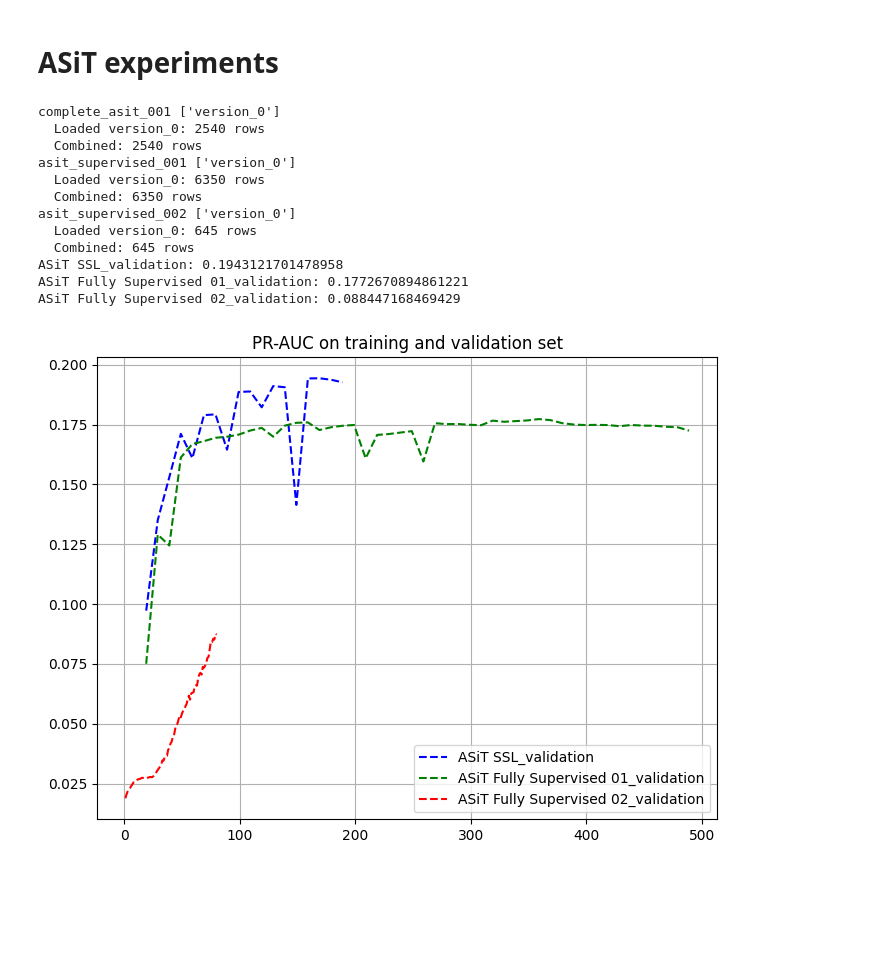
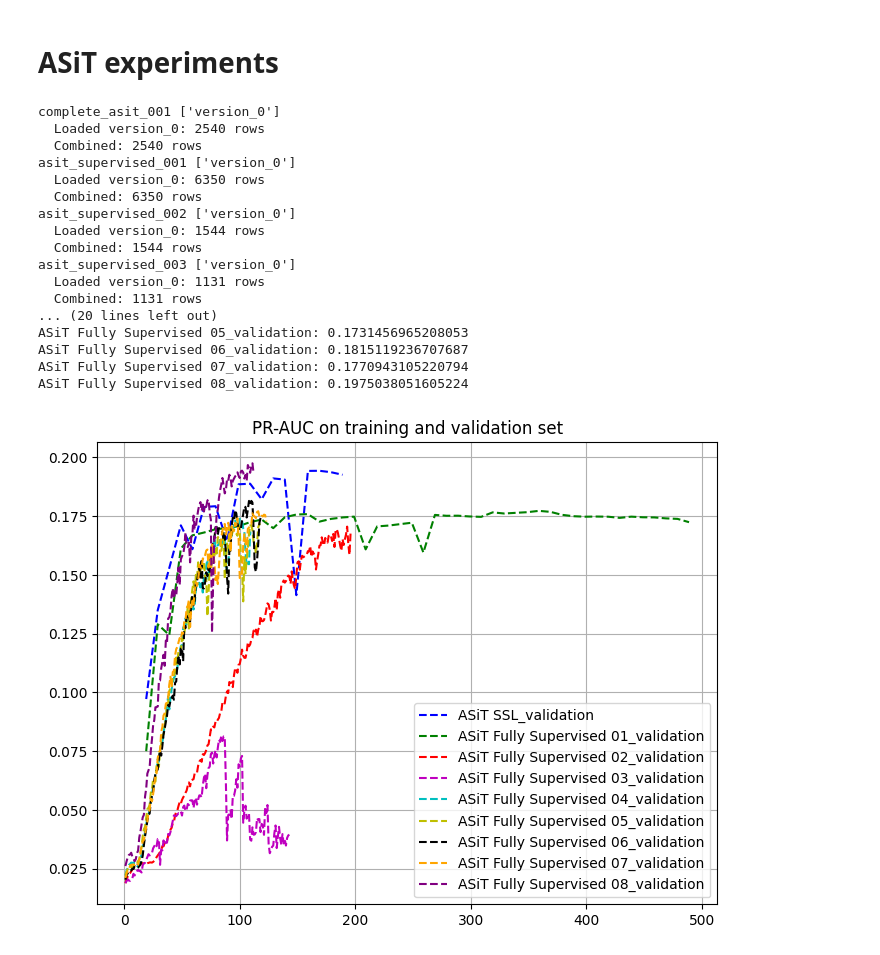
Before and after one commit to JoseFRuiz/audio-classification, a Jupyter notebook: performance_asit.ipynb, the cells around one changed output. Drawn from its saved outputs; the diff is of its cells as text; code cells hidden in the pictures; blank space fills up the shorter version.

```diff
--- a/performance_asit.ipynb
+++ b/performance_asit.ipynb
@@ -10,6 +10,12 @@ exp_list = [
     {"exp": "complete_asit_001", "metrics_folder": "supervised_metrics", "version": "version_0", "color": "b", "label": "ASiT SSL"},
     {"exp": "asit_supervised_001", "metrics_folder": "supervised_metrics", "version": "version_0", "color": "g", "label": "ASiT Fully Supervised 01"},
     {"exp": "asit_supervised_002", "metrics_folder": "supervised_metrics", "version": "version_0", "color": "r", "label": "ASiT Fully Supervised 02"},
+    {"exp": "asit_supervised_003", "metrics_folder": "supervised_metrics", "version": "version_0", "color": "m", "label": "ASiT Fully Supervised 03"},
+    {"exp": "asit_supervised_004", "metrics_folder": "supervised_metrics", "version": "version_0", "color": "c", "label": "ASiT Fully Supervised 04"},
+    {"exp": "asit_supervised_005", "metrics_folder": "supervised_metrics", "version": "version_0", "color": "y", "label": "ASiT Fully Supervised 05"},
+    {"exp": "asit_supervised_006", "metrics_folder": "supervised_metrics", "version": "version_0", "color": "k", "label": "ASiT Fully Supervised 06"},
+    {"exp": "asit_supervised_007", "metrics_folder": "supervised_metrics", "version": "version_0", "color": "orange", "label": "ASiT Fully Supervised 07"},
+    {"exp": "asit_supervised_008", "metrics_folder": "supervised_metrics", "version": "version_0", "color": "purple", "label": "ASiT Fully Supervised 08"},
 ]
 
 dic_df = {}
@@ -81,36 +87,41 @@ for exp in exp_list:
 plt.figure(figsize=(8, 6))
 plt.subplot(111)
 ini_epoch = 1
 last_epoch = -1
 
 for exp in exp_list:
     df_exp = dic_df[exp["exp"]]
     x, y = df_exp["epoch"], df_exp["val_map"]
     x = x[y.notna()]
     y = y[y.notna()]
     plt.plot(x.values[ini_epoch:last_epoch], y.values[ini_epoch:last_epoch], color=exp["color"], linestyle="--", label=f"{exp['label']}_validation")
     # x, y = df_exp["epoch"], df_exp["train_map_eval"]
     # x = x[y.notna()]
     # y = y[y.notna()]
     # plt.plot(x.values[ini_epoch:last_epoch], y.values[ini_epoch:last_epoch], color=exp["color"], linestyle="-", label=f"{exp['label']}_training")
 
 plt.legend()
 plt.title("PR-AUC on training and validation set")
 plt.grid()
 
 for exp in exp_list:
     print(f"{exp['label']}_validation: {dic_df[exp['exp']]['val_map'].max()}")
 # %% [output]
 complete_asit_001 ['version_0']
   Loaded version_0: 2540 rows
   Combined: 2540 rows
 asit_supervised_001 ['version_0']
   Loaded version_0: 6350 rows
   Combined: 6350 rows
 asit_supervised_002 ['version_0']
-  Loaded version_0: 645 rows
-  Combined: 645 rows
-ASiT SSL_validation: 0.1943121701478958
-ASiT Fully Supervised 01_validation: 0.1772670894861221
-ASiT Fully Supervised 02_validation: 0.088447168469429
+  Loaded version_0: 1544 rows
+  Combined: 1544 rows
+asit_supervised_003 ['version_0']
+  Loaded version_0: 1131 rows
+  Combined: 1131 rows
+... (20 lines left out)
+ASiT Fully Supervised 05_validation: 0.1731456965208053
+ASiT Fully Supervised 06_validation: 0.1815119236707687
+ASiT Fully Supervised 07_validation: 0.1770943105220794
+ASiT Fully Supervised 08_validation: 0.1975038051605224
-[figure, old version]
+[figure, new version]
```
Also changed, not shown: 23 other files.
